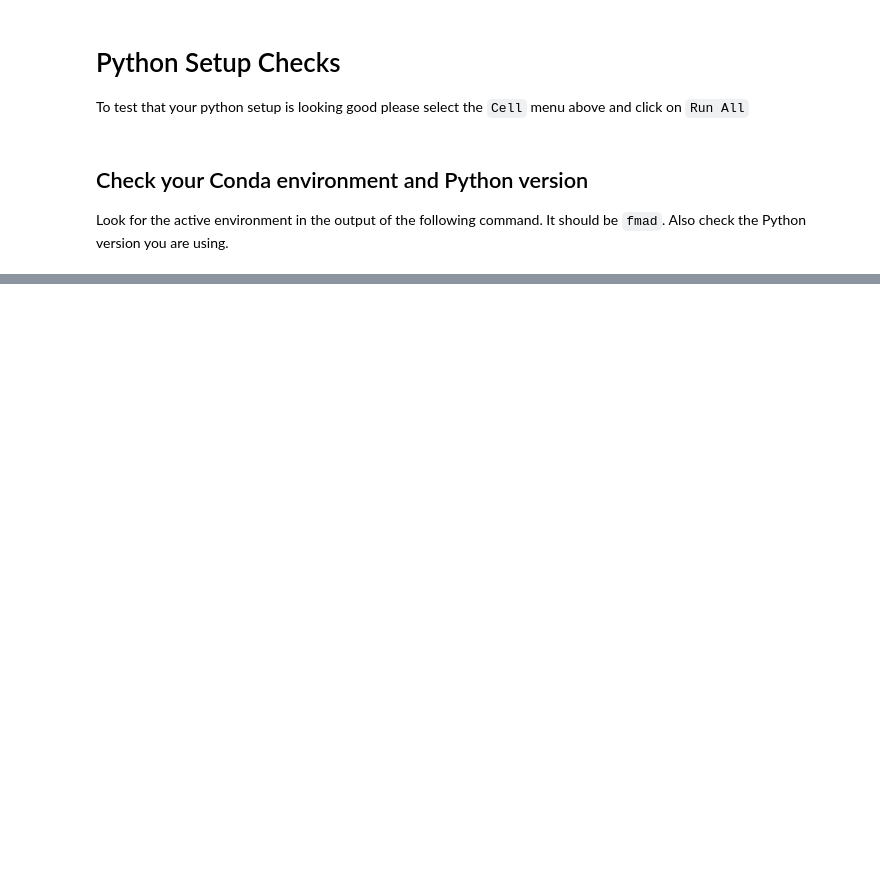
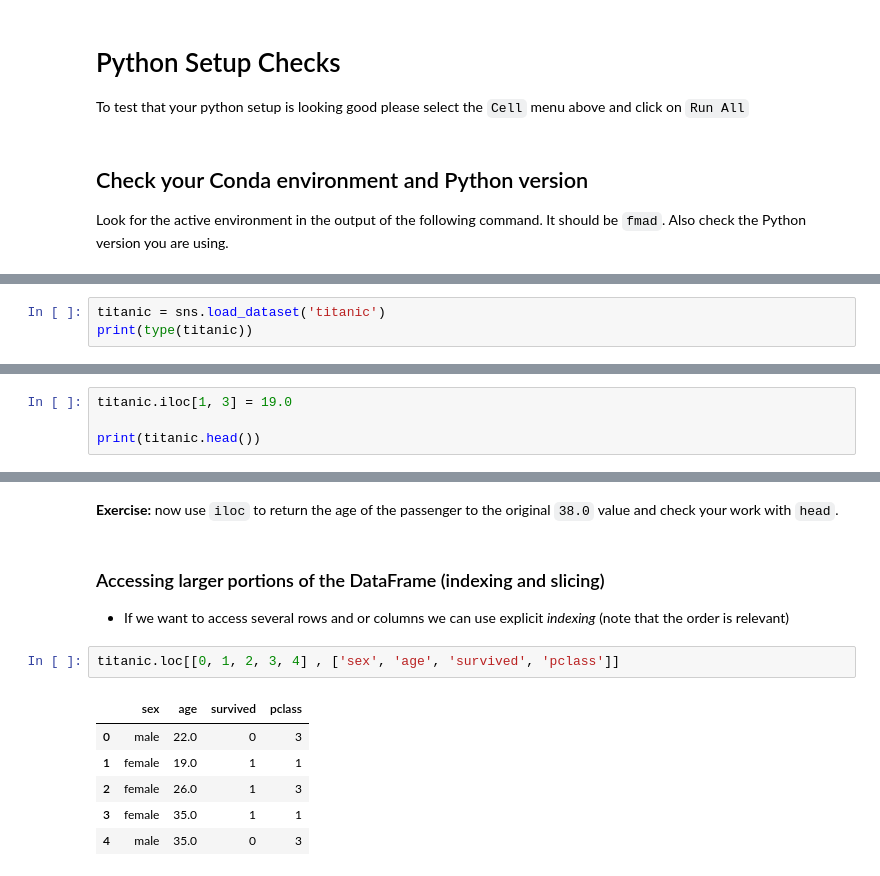
Before and after one commit to mbdfmad/fmad2223, a Jupyter notebook: 01a_test_your_setup.ipynb, the cells around one changed output, grey strips where cells are left out. Cells and saved outputs as stored; diff of their text form; blank space fills up the shorter version.

Commit message:
WIP 01a_test_your_setup.ipynb

```diff
--- a/01a_test_your_setup.ipynb
+++ b/01a_test_your_setup.ipynb
@@ -51,0 +90,3 @@ print(pd.__version__)
+# %%
+titanic = sns.load_dataset('titanic')
+print(type(titanic))
@@ -51,0 +200,4 @@ print(pd.__version__)
+# %%
+titanic.iloc[1, 3] = 19.0
+
+print(titanic.head())
@@ -51,0 +218,16 @@ print(pd.__version__)
+# %% [markdown]
+**Exercise:** now use `iloc` to return the age of the passenger to the original `38.0` value and check your work with `head`.
+# %% [markdown]
+### Accessing larger portions of the DataFrame (indexing and slicing)
+
+
++ If we want to access several rows and or columns we can use explicit *indexing* (note that the order is relevant)
+# %%
+titanic.loc[[0, 1, 2, 3, 4] , ['sex', 'age', 'survived', 'pclass']]
+# %% [output]
+|  | sex | age | survived | pclass |
+| 0 | male | 22.0 | 0 | 3 |
+| 1 | female | 19.0 | 1 | 1 |
+| 2 | female | 26.0 | 1 | 3 |
+| 3 | female | 35.0 | 1 | 1 |
+| 4 | male | 35.0 | 0 | 3 |
```
Also changed, not shown: parts of 45 cells of this notebook, 3 other files.
